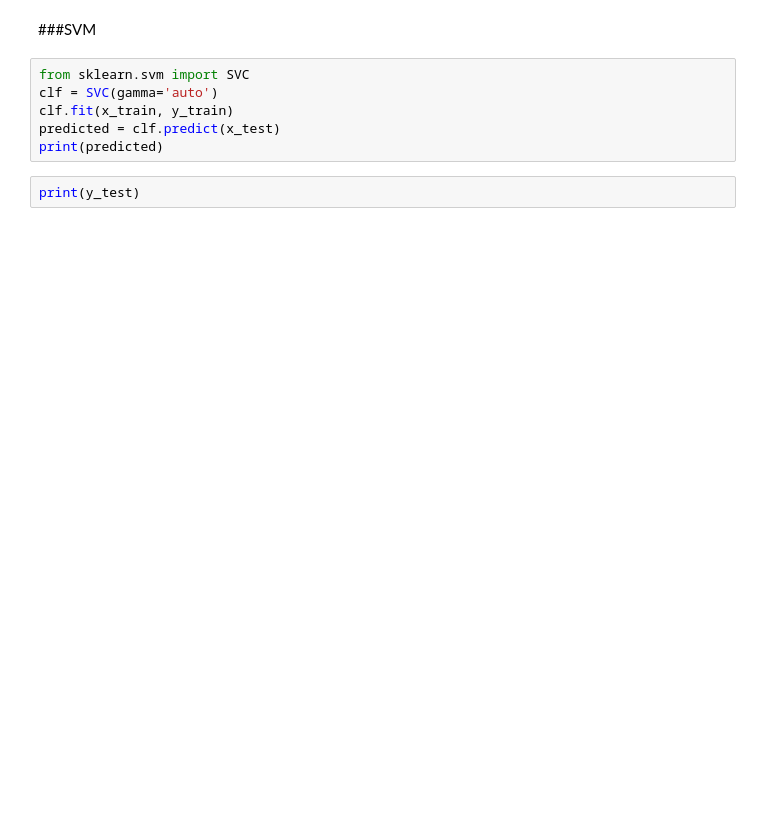
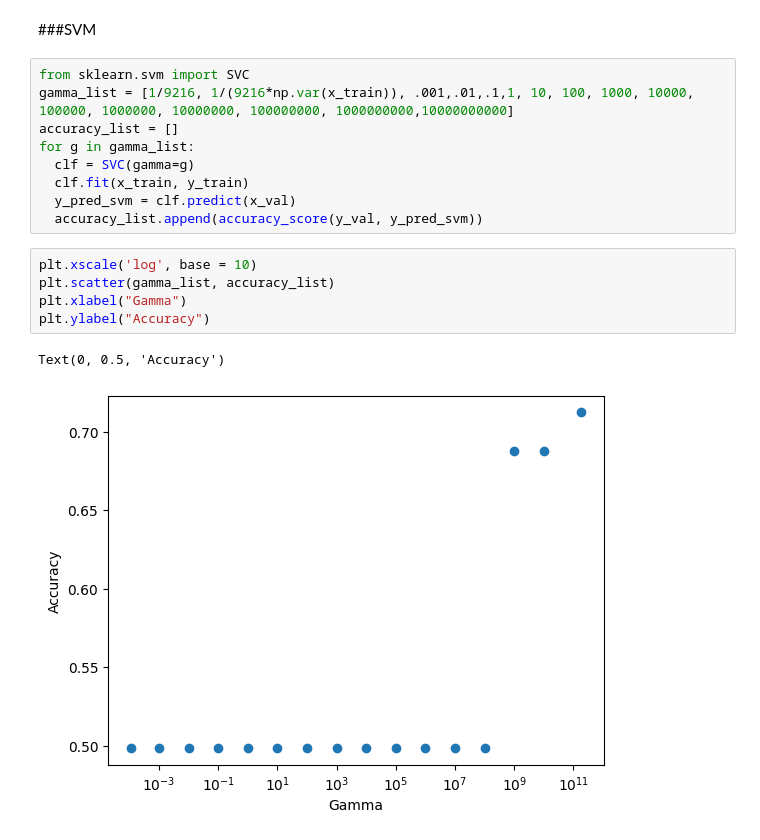
Before and after one commit to Debapriya-Tula/Metastatic-tissue-classification, a Jupyter notebook: Udbhav_BIOENGR_M209_Project_Code.ipynb, the cells around one changed output. Drawn from its saved outputs; the diff is of its cells as text; blank space fills up the shorter version.

```diff
--- a/Udbhav_BIOENGR_M209_Project_Code.ipynb
+++ b/Udbhav_BIOENGR_M209_Project_Code.ipynb
@@ -692,10 +810,19 @@ print(y_train)
 # %% [markdown]
 ###SVM
-# %%
-from sklearn.svm import SVC
-clf = SVC(gamma='auto')
-clf.fit(x_train, y_train)
-predicted = clf.predict(x_test)
-print(predicted)
-# %%
-print(y_test)
+# %%
+from sklearn.svm import SVC
+gamma_list = [1/9216, 1/(9216*np.var(x_train)), .001,.01,.1,1, 10, 100, 1000, 10000, 100000, 1000000, 10000000, 100000000, 1000000000,10000000000]
+accuracy_list = []
+for g in gamma_list:
+  clf = SVC(gamma=g)
+  clf.fit(x_train, y_train)
+  y_pred_svm = clf.predict(x_val)
+  accuracy_list.append(accuracy_score(y_val, y_pred_svm))
+# %%
+plt.xscale('log', base = 10)
+plt.scatter(gamma_list, accuracy_list)
+plt.xlabel("Gamma")
+plt.ylabel("Accuracy")
+# %% [output]
+Text(0, 0.5, 'Accuracy')
+[figure, added]
```
Also changed, not shown: parts of 30 cells of this notebook.
